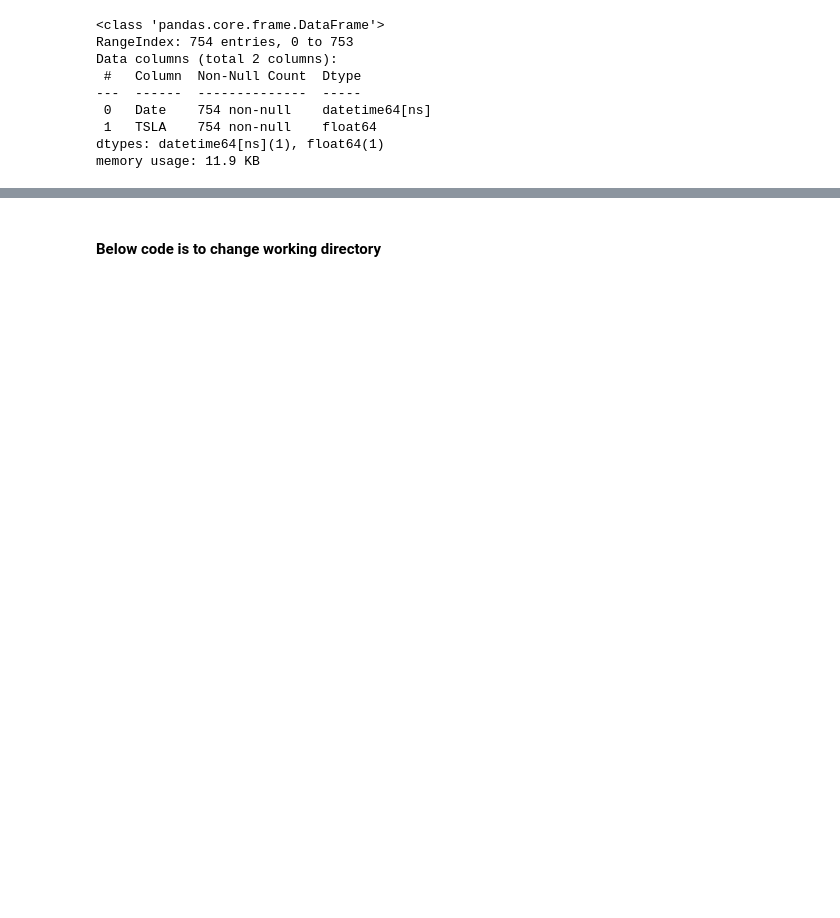
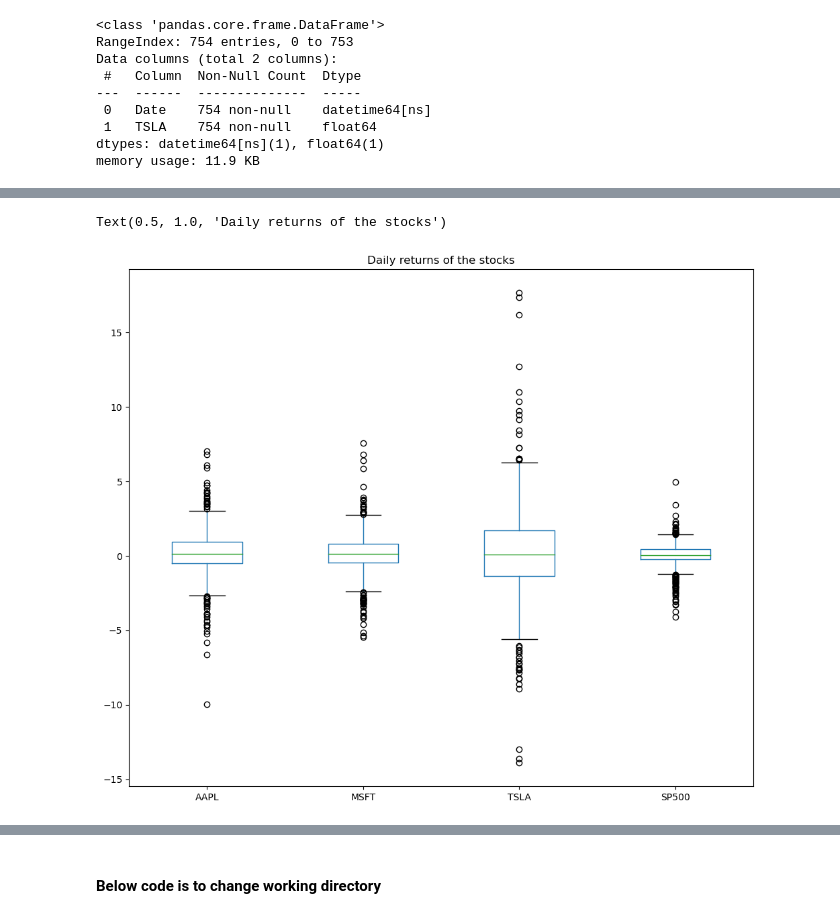
Before and after one commit to Rakshit-Yadav/ERP, a Jupyter notebook: capm-model.ipynb, the cells around one changed output, grey strips where cells are left out. Cells and saved outputs as stored; diff of their text form; code cells hidden in the pictures; blank space fills up the shorter version.

```diff
--- a/capm-model.ipynb
+++ b/capm-model.ipynb
@@ -208,0 +293,21 @@ stocks_df.head(5)
+# %%
+def daily_return_estimator(df):
+    df_daily_return = df.copy()
+
+# Loop through each stock (column of the dataframe except Date collumn)
+    for i in df.columns[1:]:
+
+        # Loop through each row/price belonging to the stock
+        for j in range(1, len(df)):
+
+            # Calculate the percentage of change from the previous day's close price.
+            # Simple equation of percentage change.
+            df_daily_return[i][j] = ((df[i][j]- df[i][j-1])/df[i][j-1]) * 100
+
+         # set the value of first row to zero (previous value is not available)
+        df_daily_return.loc[0, i] = 0
+
+    return df_daily_return
+# %%
+stocks_daily_return = daily_return_estimator(stocks_df)
+stocks_daily_return.head(5)
@@ -208,0 +321,8 @@ stocks_df.head(5)
+# %%
+# Histogram of daily returns (in %)
+
+stocks_daily_return.boxplot(figsize=(12, 10), grid=False)
+plt.title("Daily returns of the stocks")
+# %% [output]
+Text(0.5, 1.0, 'Daily returns of the stocks')
+[figure, added]
```
Also changed, not shown: parts of 23 cells of this notebook, 1 other file.
